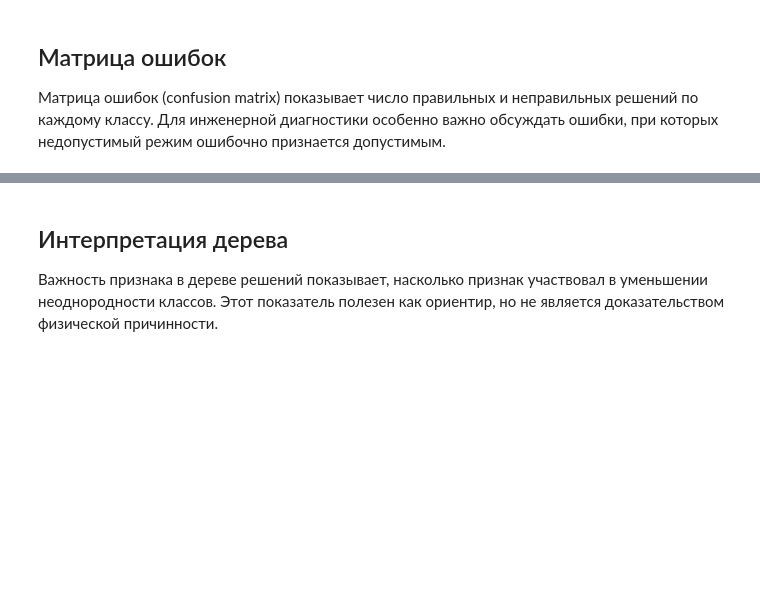
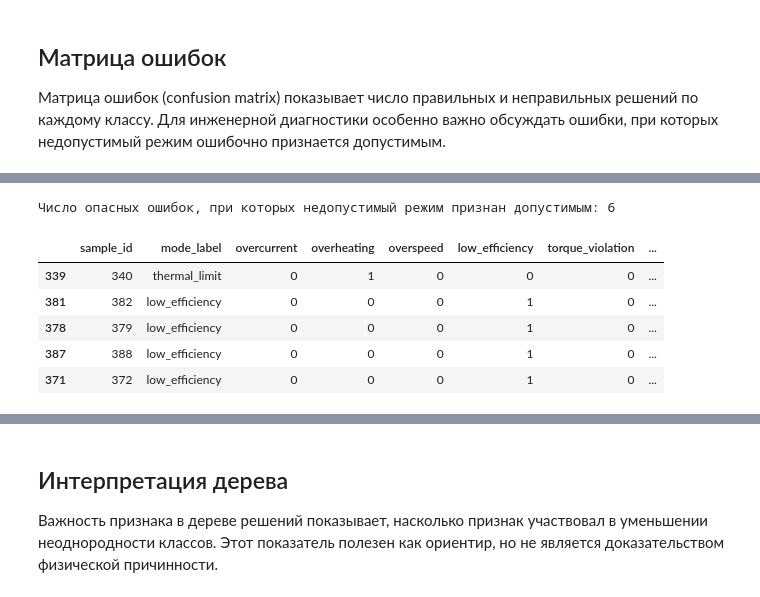
Before and after one commit to Alexflex/appailab, a Jupyter notebook: notebooks/teacher/03_drive_decision_tree_teacher.ipynb, the cells around one changed output, grey strips where cells are left out. Drawn from its saved outputs; the diff is of its cells as text; code cells hidden in the pictures; blank space fills up the shorter version.

```diff
--- a/notebooks/teacher/03_drive_decision_tree_teacher.ipynb
+++ b/notebooks/teacher/03_drive_decision_tree_teacher.ipynb
@@ -810,11 +891,32 @@ plt.show()
 # %%
 dangerous_error_mask = (y_test == 0) & (y_pred == 1)
 dangerous_errors = X_test.loc[dangerous_error_mask].copy()
 dangerous_errors["true_class"] = y_test.loc[dangerous_error_mask]
 dangerous_errors["predicted_class"] = y_pred[dangerous_error_mask.to_numpy()]
+dangerous_indices = y_test.index[dangerous_error_mask]
+diagnostic_columns_for_errors = [
+    "sample_id",
+    "mode_label",
+    "overcurrent",
+    "overheating",
+    "overspeed",
+    "low_efficiency",
+    "torque_violation",
+    "violation_count",
+]
+dangerous_diagnostics = full_df.loc[dangerous_indices, diagnostic_columns_for_errors]
+dangerous_errors = dangerous_diagnostics.join(dangerous_errors)
 
 print(
     "Число опасных ошибок, при которых недопустимый режим признан допустимым:",
     len(dangerous_errors),
 )
 dangerous_errors.head()
+# %% [output]
+Число опасных ошибок, при которых недопустимый режим признан допустимым: 6
+|  | sample_id | mode_label | overcurrent | overheating | overspeed | low_efficiency | torque_violation | ... |
+| 339 | 340 | thermal_limit | 0 | 1 | 0 | 0 | 0 | ... |
+| 381 | 382 | low_efficiency | 0 | 0 | 0 | 1 | 0 | ... |
+| 378 | 379 | low_efficiency | 0 | 0 | 0 | 1 | 0 | ... |
+| 387 | 388 | low_efficiency | 0 | 0 | 0 | 1 | 0 | ... |
+| 371 | 372 | low_efficiency | 0 | 0 | 0 | 1 | 0 | ... |
```
Also changed, not shown: parts of 29 cells of this notebook, 50 other files.
